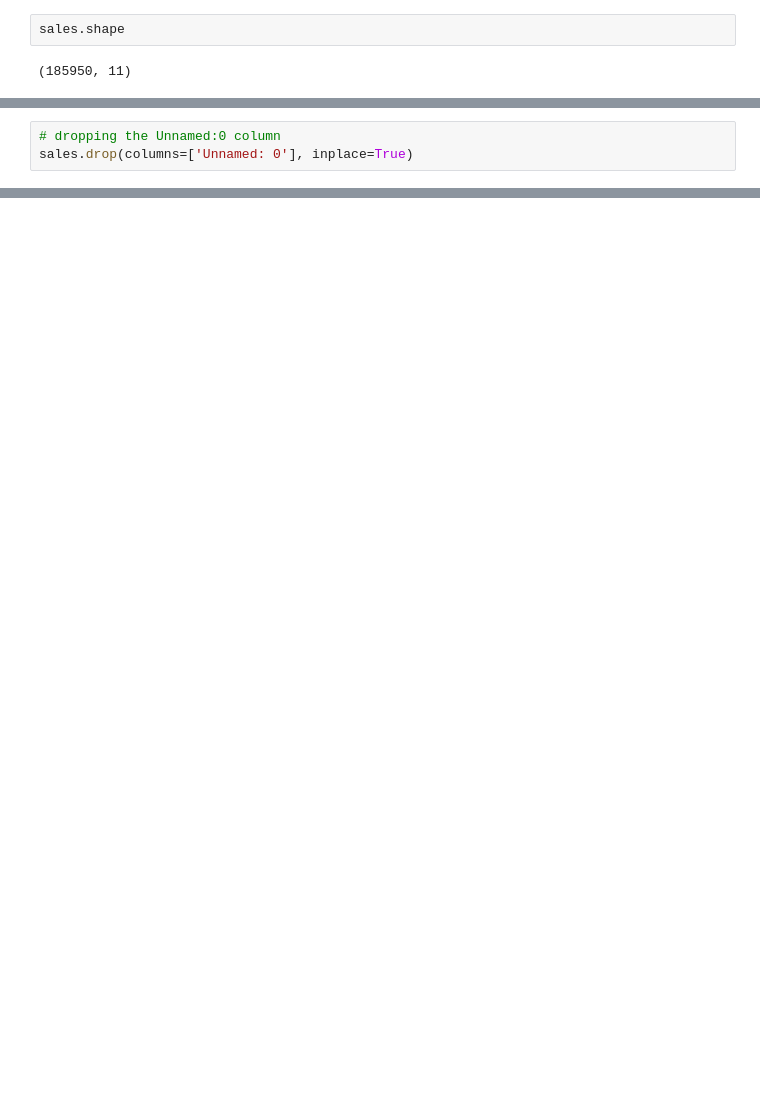
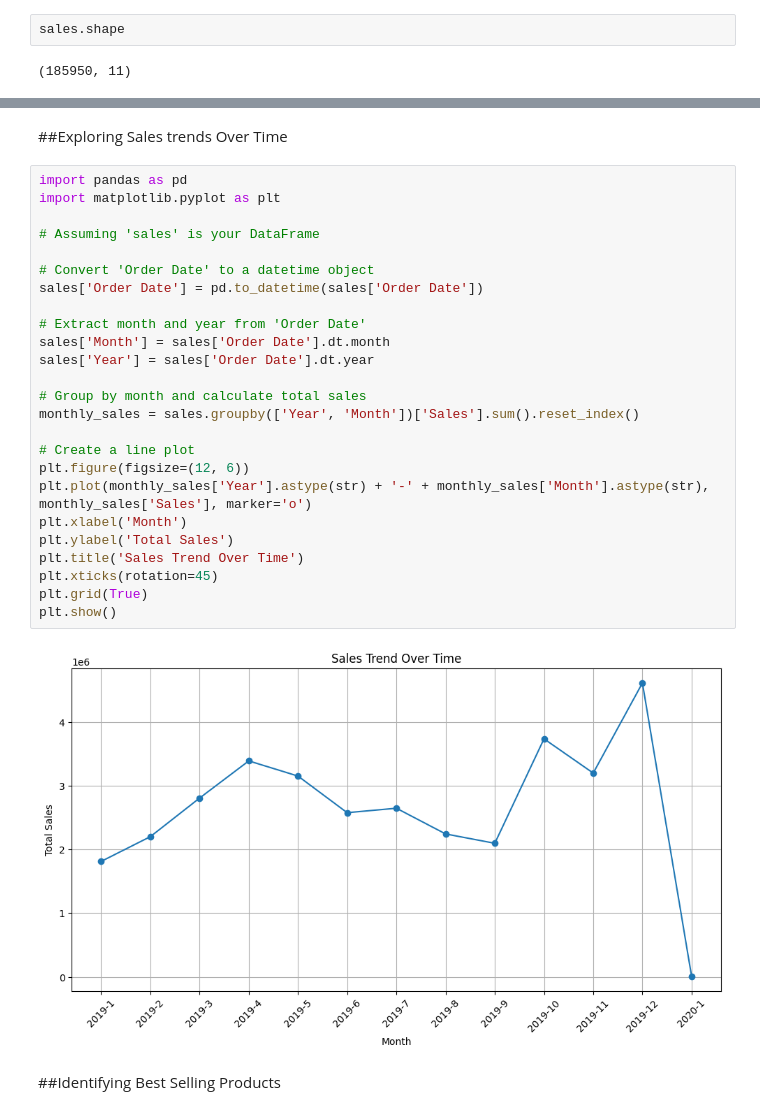
Before and after one commit to i-ninte/data-analytics-R-python, a Jupyter notebook: SALES_DATA_ANALYSIS.ipynb, the cells around one changed output, grey strips where cells are left out. Saved outputs shown, nothing was run; the diff lists cells and outputs as text; blank space fills up the shorter version.

```diff
--- a/SALES_DATA_ANALYSIS.ipynb
+++ b/SALES_DATA_ANALYSIS.ipynb
@@ -90,3 +286,0 @@ Name: Unnamed: 0, Length: 185950, dtype: int64
-# %%
-# dropping the Unnamed:0 column
-sales.drop(columns=['Unnamed: 0'], inplace=True)
@@ -329,0 +287,31 @@ chart
+# %% [markdown]
+##Exploring Sales trends Over Time
+# %%
+import pandas as pd
+import matplotlib.pyplot as plt
+
+# Assuming 'sales' is your DataFrame
+
+# Convert 'Order Date' to a datetime object
+sales['Order Date'] = pd.to_datetime(sales['Order Date'])
+
+# Extract month and year from 'Order Date'
+sales['Month'] = sales['Order Date'].dt.month
+sales['Year'] = sales['Order Date'].dt.year
+
+# Group by month and calculate total sales
+monthly_sales = sales.groupby(['Year', 'Month'])['Sales'].sum().reset_index()
+
+# Create a line plot
+plt.figure(figsize=(12, 6))
+plt.plot(monthly_sales['Year'].astype(str) + '-' + monthly_sales['Month'].astype(str), monthly_sales['Sales'], marker='o')
+plt.xlabel('Month')
+plt.ylabel('Total Sales')
+plt.title('Sales Trend Over Time')
+plt.xticks(rotation=45)
+plt.grid(True)
+plt.show()
+# %% [output]
+[figure, added]
+# %% [markdown]
+##Identifying Best Selling Products
```
Also changed, not shown: parts of 16 cells of this notebook.
